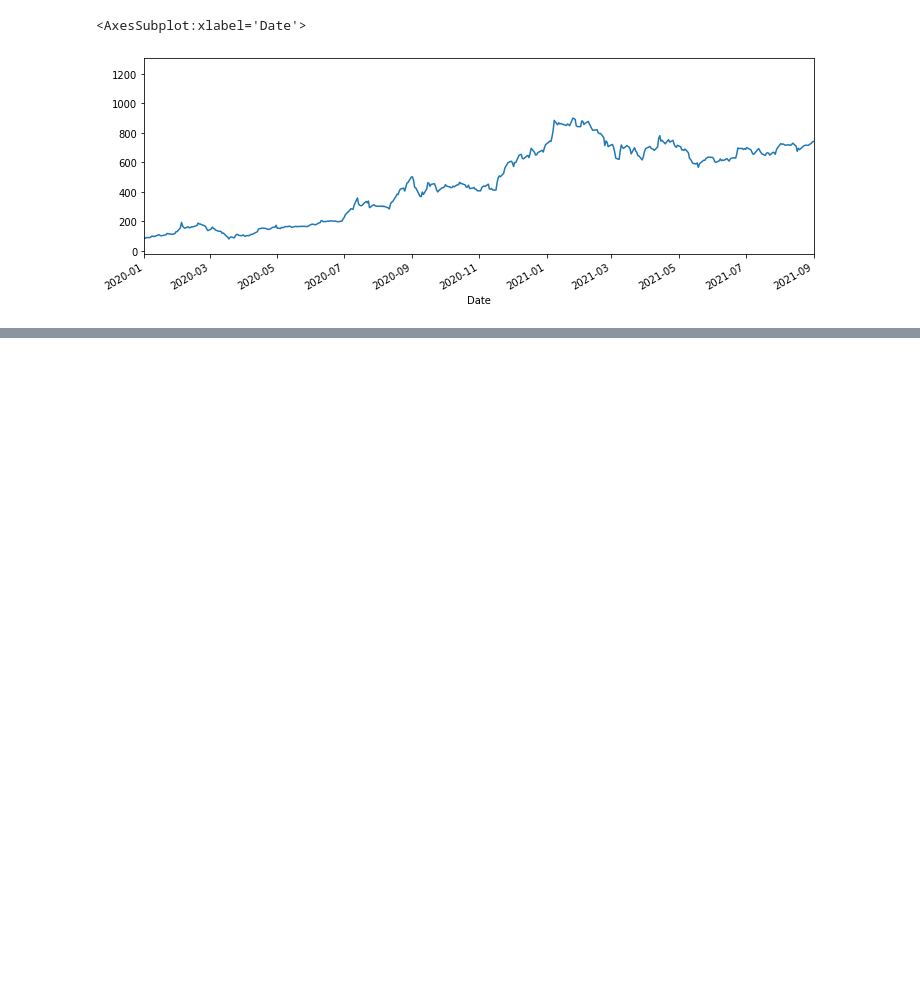
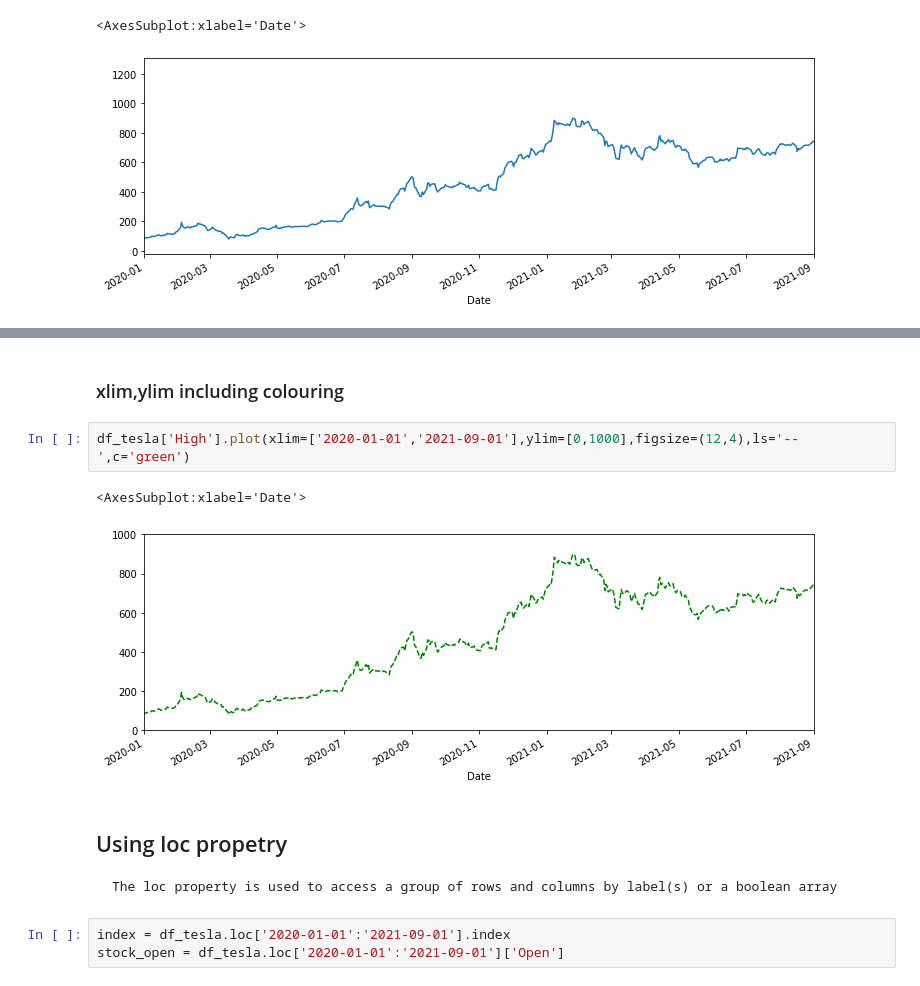
Before and after one commit to siddartha-10/EDA-TimeSeriesData, a Jupyter notebook: Time Series EDA.ipynb, the cells around one changed output, grey strips where cells are left out. Drawn from its saved outputs; the diff is of its cells as text; blank space fills up the shorter version.

```diff
--- a/Time Series EDA.ipynb
+++ b/Time Series EDA.ipynb
@@ -38,0 +45,13 @@ df_tesla['High'].plot(xlim=['2020-01-01','2021-09-01'],figsize=(12,4))
+# %% [markdown]
+### xlim,ylim including colouring
+# %%
+df_tesla['High'].plot(xlim=['2020-01-01','2021-09-01'],ylim=[0,1000],figsize=(12,4),ls='--',c='green')
+# %% [output]
+<AxesSubplot:xlabel='Date'>
+[figure, added]
+# %% [markdown]
+## Using loc propetry
+    The loc property is used to access a group of rows and columns by label(s) or a boolean array
+# %%
+index = df_tesla.loc['2020-01-01':'2021-09-01'].index
+stock_open = df_tesla.loc['2020-01-01':'2021-09-01']['Open']
```
Also changed, not shown: parts of 31 cells of this notebook.
